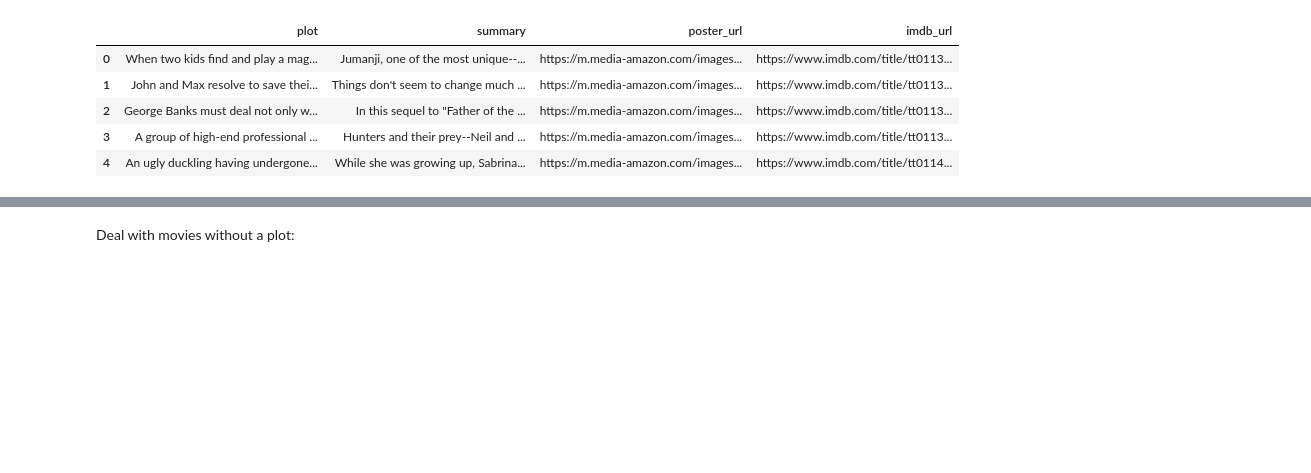
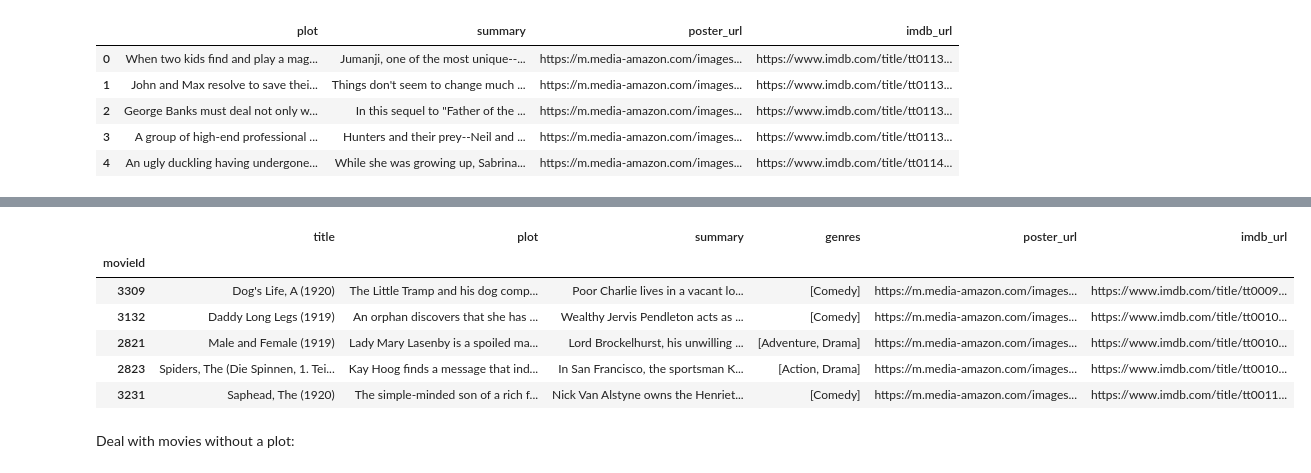
Before and after one commit to hsm207/movielens-weaviate, a Jupyter notebook: notebooks/01_metadata.ipynb, the cells around one changed output, grey strips where cells are left out. Saved outputs shown, nothing was run; the diff lists cells and outputs as text; code cells hidden in the pictures; blank space fills up the shorter version.

```diff
--- a/notebooks/01_metadata.ipynb
+++ b/notebooks/01_metadata.ipynb
@@ -188,3 +194,25 @@ movies1m.head()
+# %%
+# reset the index of movies1m
+# set the index to imdb_url
+# call it a
+# set the index of movies_metadata to imdb_url
+# call it b
+# left join a and b and call it movies1m
+# then reset the index and set the index to movieId
+movies1m = movies1m.reset_index().set_index("imdb_url")
+movies_metadata = movies_metadata.set_index("imdb_url")
+movies1m = movies1m.join(movies_metadata, how="left").reset_index().set_index("movieId")
+# order the columns by title, plot, summary, genres, poster_url, and imdb_url
+movies1m = movies1m[["title", "plot", "summary", "genres", "poster_url", "imdb_url"]]
+movies1m.head()
+# %% [output]
+|  | title | plot | summary | genres | poster_url | imdb_url |
+| movieId |  |  |  |  |  |  |
+| 3309 | Dog's Life, A (1920) | The Little Tramp and his dog comp... | Poor Charlie lives in a vacant lo... | [Comedy] | https://m.media-amazon.com/images... | https://www.imdb.com/title/tt0009... |
+| 3132 | Daddy Long Legs (1919) | An orphan discovers that she has ... | Wealthy Jervis Pendleton acts as ... | [Comedy] | https://m.media-amazon.com/images... | https://www.imdb.com/title/tt0010... |
+| 2821 | Male and Female (1919) | Lady Mary Lasenby is a spoiled ma... | Lord Brockelhurst, his unwilling ... | [Adventure, Drama] | https://m.media-amazon.com/images... | https://www.imdb.com/title/tt0010... |
+| 2823 | Spiders, The (Die Spinnen, 1. Tei... | Kay Hoog finds a message that ind... | In San Francisco, the sportsman K... | [Action, Drama] | https://m.media-amazon.com/images... | https://www.imdb.com/title/tt0010... |
+| 3231 | Saphead, The (1920) | The simple-minded son of a rich f... | Nick Van Alstyne owns the Henriet... | [Comedy] | https://m.media-amazon.com/images... | https://www.imdb.com/title/tt0011... |
 # %% [markdown]
 Deal with movies without a plot:
 # %%
```
Also changed, not shown: parts of 6 cells of this notebook.
